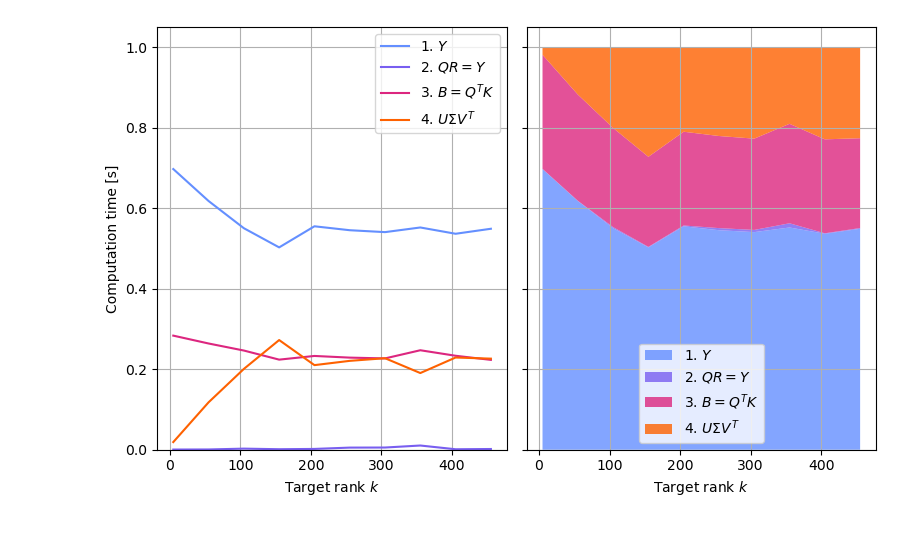
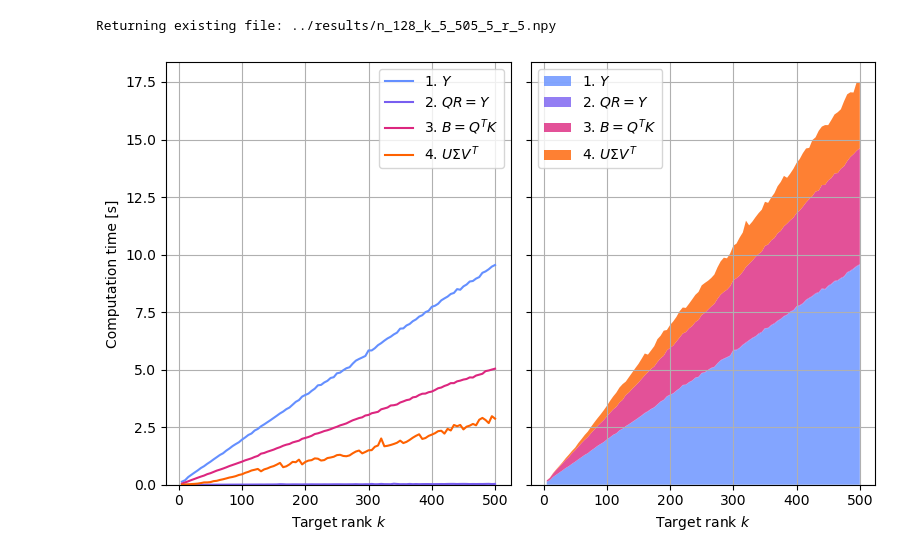
Before and after one commit to EliasSev/masters-thesis, a Jupyter notebook: notebooks/02_matrix_free_rsvd_timings.ipynb, the cells around one changed output. Cells and saved outputs as stored; diff of their text form; code cells hidden in the pictures.

```diff
--- a/notebooks/02_matrix_free_rsvd_timings.ipynb
+++ b/notebooks/02_matrix_free_rsvd_timings.ipynb
@@ -38,38 +68,8 @@ KeyboardInterrupt:
-# %%
-def plot_times_across_k(x_axis, times, times_tot, x_label='Target rank $k$'):
-    fig, axes = plt.subplots(1, 2, figsize=(8, 5), sharey=True)
-    ax1, ax2 = axes
-
-    ax1.plot(x_axis, times[:, 0], label='1. $Y$', c=C.c5[0])
-    ax1.plot(x_axis, times[:, 1], label='2. $QR = Y$', c=C.c5[1])
-    ax1.plot(x_axis, times[:, 2], label='3. $B = Q^T K$', c=C.c5[2])
-    ax1.plot(x_axis, times[:, 3], label='4. $U \Sigma V^T$', c=C.c5[3])
-
-    ax2.stackplot(
-        x_axis,
-        times[:, 0], times[:, 1], times[:, 2], times[:, 3],
-        labels=['1. $Y$', '2. $QR = Y$', '3. $B = Q^T K$', '4. $U \Sigma V^T$'],
-        alpha=0.8,
-        colors=[C.c5[0], C.c5[1], C.c5[2], C.c5[3]]
-    )
-
-    ax1.set_xlabel(x_label)
-    ax2.set_xlabel(x_label)
-    ax1.set_ylabel("Computation time [s]")
-
-    ax1.legend()
-    ax2.legend()
-    ax1.grid()
-    ax2.grid()
-
-    plt.tight_layout()
-    plt.show()
-
-
-times_rel = times.copy()
-for i in range(4):
-    times_rel[:, i] = times[:, i] / times_tot
-
-plot_times_across_k(k_range, times_rel, times_tot)
-# %% [output]
-[figure, removed]
+# %%
+times, k_range = compute_times_across_k(n=128, lower=5, upper=505, step=5, repeats=5)
+
+times_median = np.median(times, axis=0)
+plot_times_across_k(k_range, times_median)
+# %% [output]
+Returning existing file: ../results/n_128_k_5_505_5_r_5.npy
+[figure, added]
```
Also changed, not shown: parts of 8 cells of this notebook, 2 other files.
